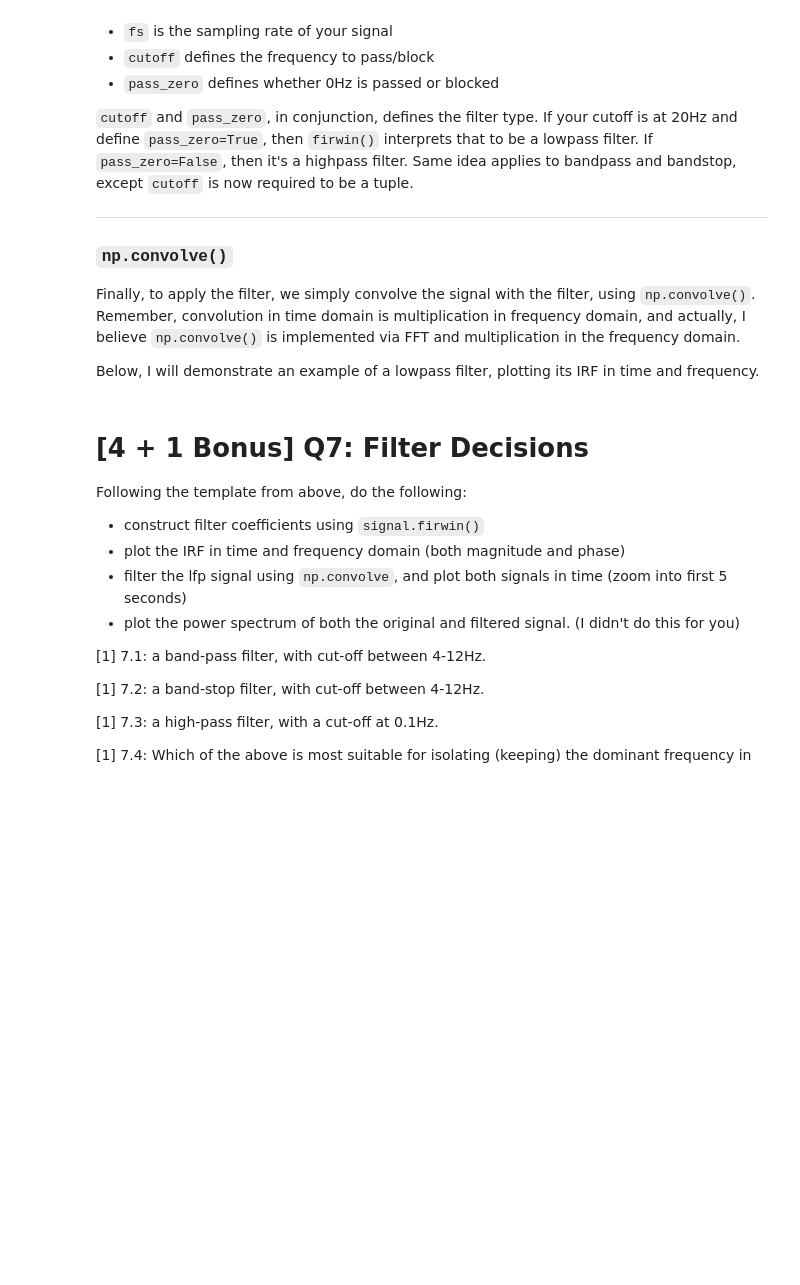
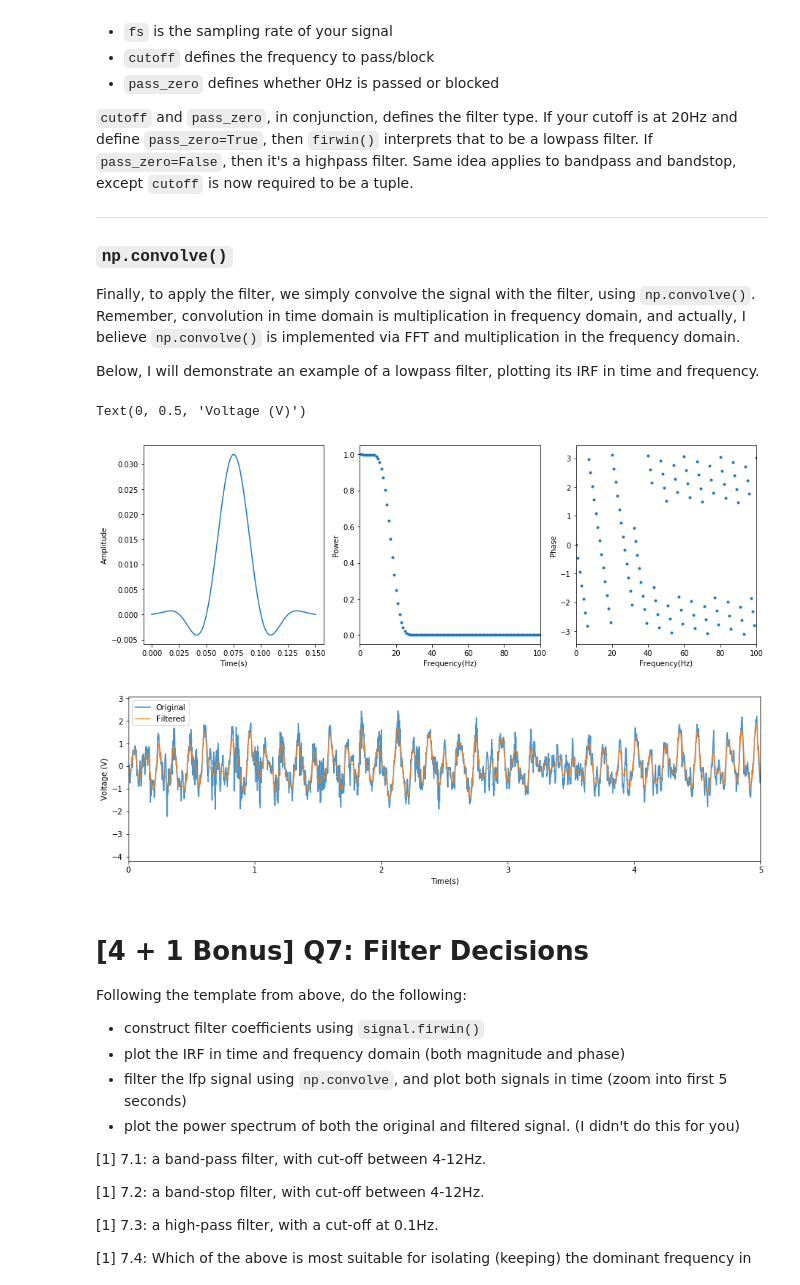
Before and after one commit to ylc020/COGS118C, a Jupyter notebook: Assignments/A3-TimeFrequencyFiltering.ipynb, the cells around one changed output. Saved outputs shown, nothing was run; the diff lists cells and outputs as text; code cells hidden in the pictures; blank space fills up the shorter version.

```diff
--- a/Assignments/A3-TimeFrequencyFiltering.ipynb
+++ b/Assignments/A3-TimeFrequencyFiltering.ipynb
@@ -665,39 +661,45 @@ cutoff = 20 #Hz
 # the slowest frequency in the cutoff.
 # so if cutoff is 20Hz, we want 3*0.05s = 0.15s long, which is 0.15*fs points
 # the larger this number is, the better frequency resolution you will have
-filt_order = int(3*fs/cutoff[0])+1 # JOYLYNN added [0]
+filt_order = int(3*fs/cutoff)+1 # JOYLYNN added [0]
+if filt_order % 2 == 0:
+    filt_order += 1
 filt_coefs = signal.firwin(filt_order, cutoff, fs=fs, pass_zero=True)
 
 # compute the magnitude and phase response of the filter
 freq_resp = np.fft.fft(filt_coefs, n=int(fs))
 mag_resp = abs(freq_resp)**2
 ph_resp = np.angle(freq_resp)
 freqs = np.fft.fftfreq(int(fs),1/fs)
 
 plt.figure(figsize=(15,5))
 plt.subplot(1,3,1)
 # plot impulse response
 t_filt = np.arange(0,len(filt_coefs))/fs
 plt.plot(t_filt,filt_coefs)
 plt.xlabel('Time(s)'); plt.ylabel('Amplitude');
 
 plt.subplot(1,3,2)
 plt.plot(freqs, mag_resp, '.')
 plt.xlabel('Frequency(Hz)'); plt.ylabel('Power');
 plt.xlim([0,100])
 
 plt.subplot(1,3,3)
 plt.plot(freqs, ph_resp, '.')
 plt.xlabel('Frequency(Hz)'); plt.ylabel('Phase');
 plt.xlim([0,100])
 
 plt.figure(figsize=(15,4))
 lfp_filt = np.convolve(lfp_short, filt_coefs, mode='same')
 plt.plot(t_short, lfp_short, alpha=0.8, label='Original')
 plt.plot(t_short, lfp_filt, alpha=0.8, label='Filtered')
 plt.xlim([0,5])
 plt.legend()
 plt.xlabel('Time(s)');plt.ylabel('Voltage (V)')
+# %% [output]
+Text(0, 0.5, 'Voltage (V)')
+[figure, added]
+[figure, added]
 # %% [markdown]
 # [4 + 1 Bonus] Q7: Filter Decisions
 Following the template from above, do the following:
```
Also changed, not shown: parts of 9 cells of this notebook.
